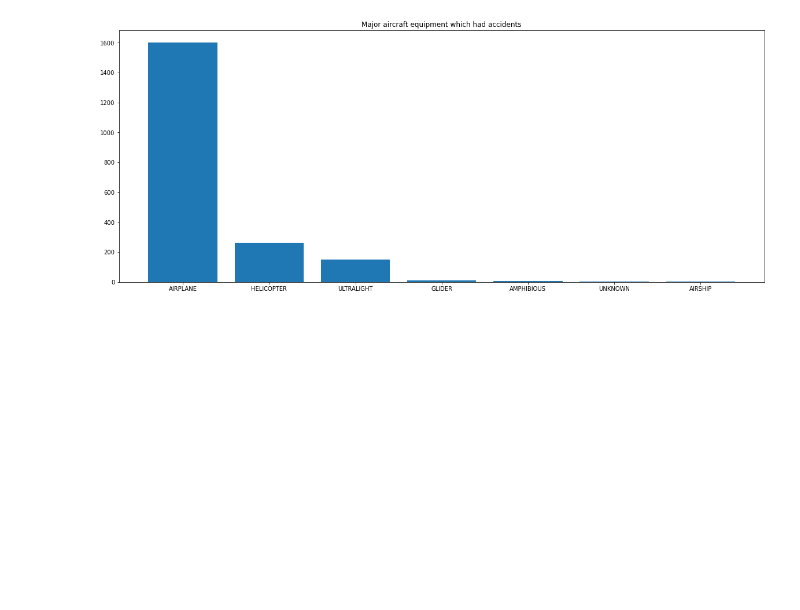
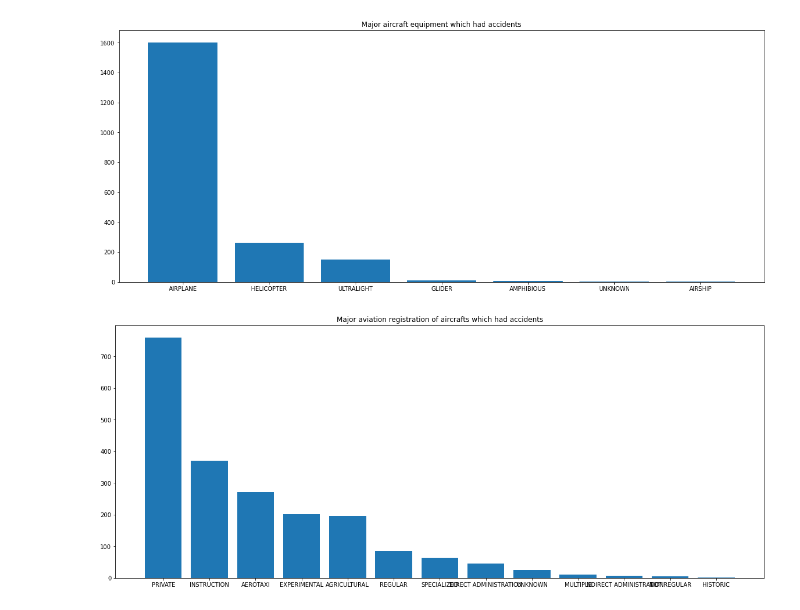
Before and after one commit to seorimpark/MATH517team2-4, a Jupyter notebook: Codes/Analysis.ipynb, the cells around one changed output. Cells and saved outputs as stored; diff of their text form; code cells hidden in the pictures; blank space fills up the shorter version.

```diff
--- a/Codes/Analysis.ipynb
+++ b/Codes/Analysis.ipynb
@@ -245,0 +168,10 @@ if __name__ == '__main__':
+# %%
+reg=pd.DataFrame(data2.registration_aviation.value_counts())
+regd=reg.to_dict()
+regdr=regd["registration_aviation"]
+plt.figure(figsize=(20,8))
+plt.bar(regdr.keys(),regdr.values())
+plt.title("Major aviation registration of aircrafts which had accidents")
+plt.show()
+# %% [output]
+[figure, added]
```
Also changed, not shown: parts of 14 cells of this notebook.
